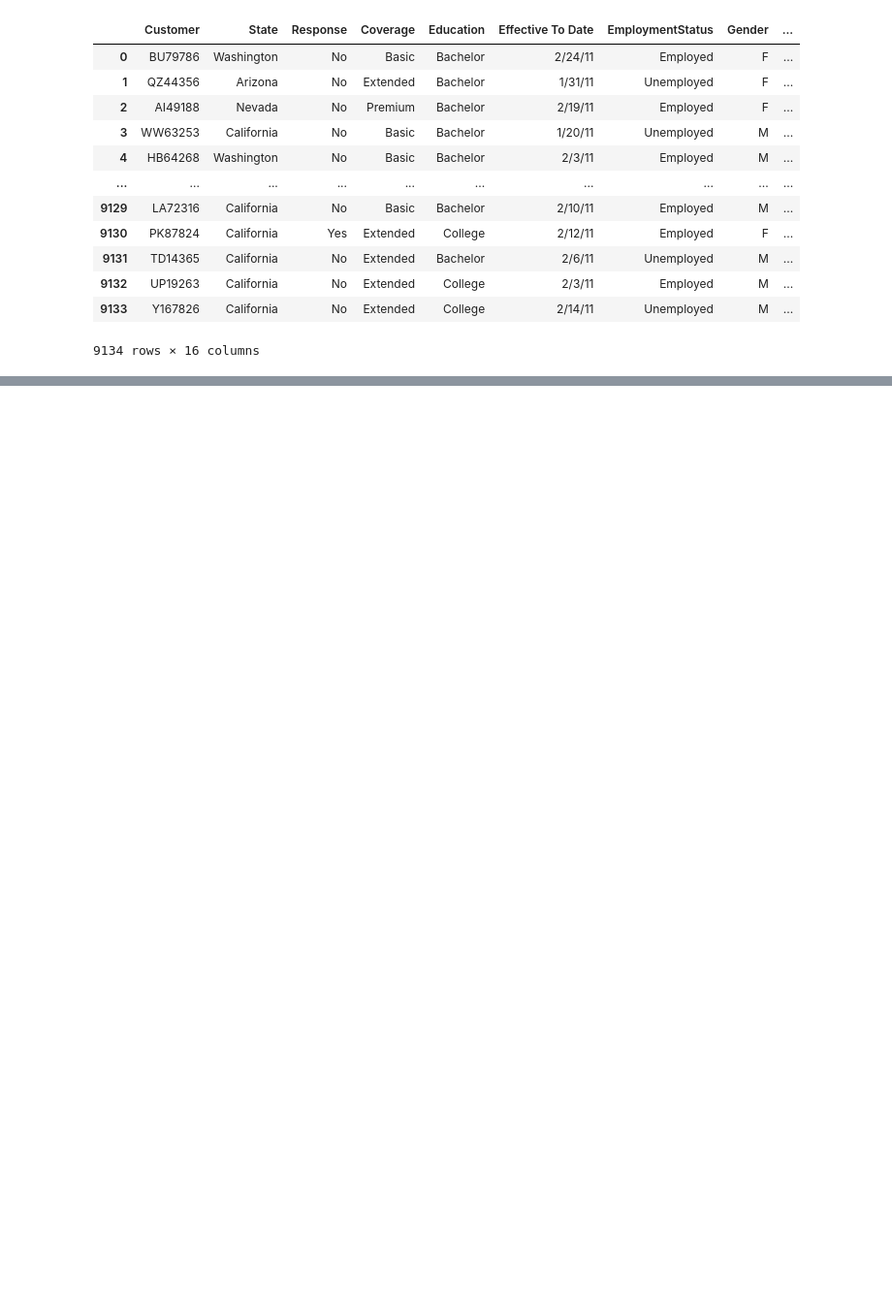
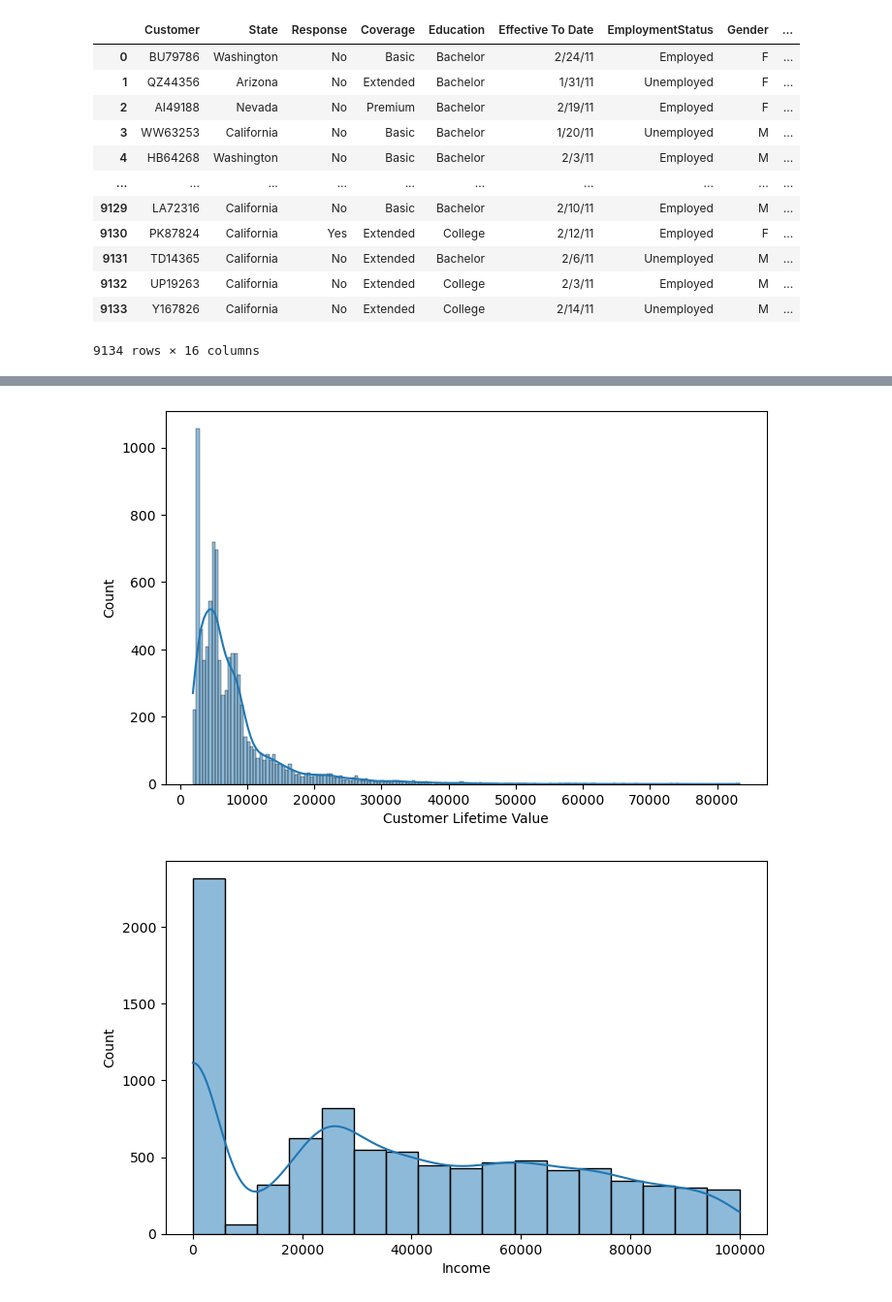
Before and after one commit to RetCast/lab-customer-analysis-round-4, a Jupyter notebook: lab-customer-analysis-round-4.ipynb, the cells around one changed output, grey strips where cells are left out. Shown at 97% size. Cells and saved outputs as stored; diff of their text form; code cells hidden in the pictures; blank space fills up the shorter version.

```diff
--- a/lab-customer-analysis-round-4.ipynb
+++ b/lab-customer-analysis-round-4.ipynb
@@ -110,0 +97,8 @@ Text(0.5, 1.0, 'Number of Open Complaints histogram')
+# %%
+for column in numerical_df:
+    plt.figure(figsize=(8,5))
+    sns.histplot(numerical_df[column], kde=True)
+    plt.show()
+# %% [output]
+[figure, added]
+[figure, added]
```
Also changed, not shown: parts of 48 cells of this notebook.
